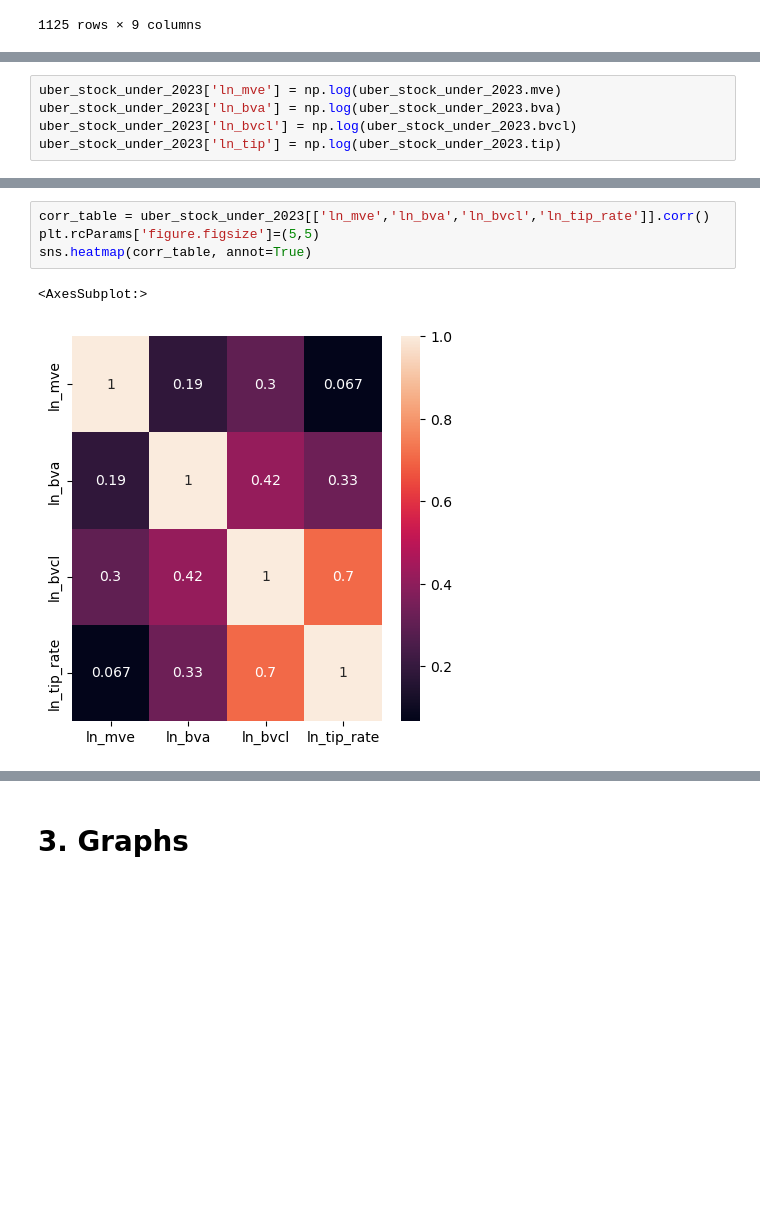
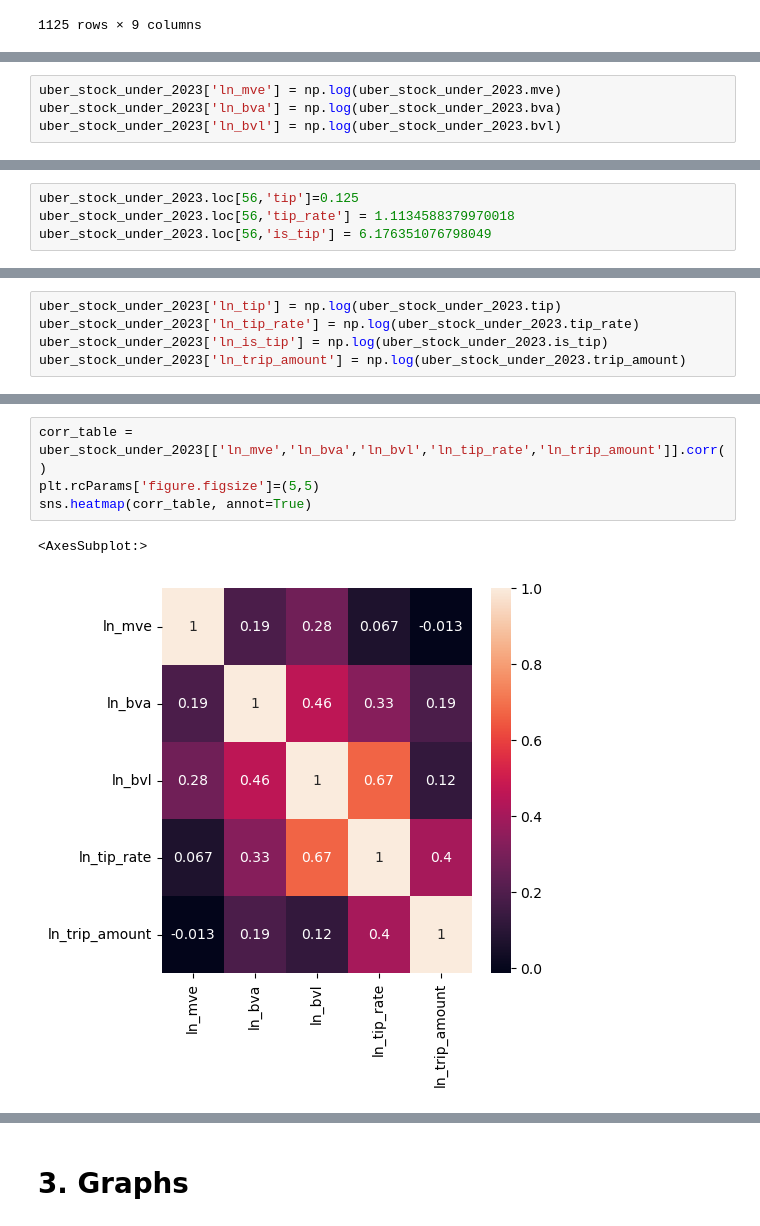
Before and after one commit to MixGolem0430/uber_research, a Jupyter notebook: fhvhv_regression.ipynb, the cells around one changed output, grey strips where cells are left out. Drawn from its saved outputs; the diff is of its cells as text; blank space fills up the shorter version.

```diff
--- a/fhvhv_regression.ipynb
+++ b/fhvhv_regression.ipynb
@@ -473,0 +566,4 @@ See the caveats in the documentation: https://pandas.pydata.org/pandas-docs/stab
+# %%
+uber_stock_under_2023['ln_mve'] = np.log(uber_stock_under_2023.mve)
+uber_stock_under_2023['ln_bva'] = np.log(uber_stock_under_2023.bva)
+uber_stock_under_2023['ln_bvl'] = np.log(uber_stock_under_2023.bvl)
@@ -473,0 +597,4 @@ See the caveats in the documentation: https://pandas.pydata.org/pandas-docs/stab
+# %%
+uber_stock_under_2023.loc[56,'tip']=0.125
+uber_stock_under_2023.loc[56,'tip_rate'] = 1.1134588379970018
+uber_stock_under_2023.loc[56,'is_tip'] = 6.176351076798049
@@ -473,0 +607,5 @@ See the caveats in the documentation: https://pandas.pydata.org/pandas-docs/stab
+# %%
+uber_stock_under_2023['ln_tip'] = np.log(uber_stock_under_2023.tip)
+uber_stock_under_2023['ln_tip_rate'] = np.log(uber_stock_under_2023.tip_rate)
+uber_stock_under_2023['ln_is_tip'] = np.log(uber_stock_under_2023.is_tip)
+uber_stock_under_2023['ln_trip_amount'] = np.log(uber_stock_under_2023.trip_amount)
@@ -506,5 +712,0 @@ See the caveats in the documentation: https://pandas.pydata.org/pandas-docs/stab
-# %%
-uber_stock_under_2023['ln_mve'] = np.log(uber_stock_under_2023.mve)
-uber_stock_under_2023['ln_bva'] = np.log(uber_stock_under_2023.bva)
-uber_stock_under_2023['ln_bvcl'] = np.log(uber_stock_under_2023.bvcl)
-uber_stock_under_2023['ln_tip'] = np.log(uber_stock_under_2023.tip)
@@ -697,8 +847,8 @@ See the caveats in the documentation: https://pandas.pydata.org/pandas-docs/stab
 # %%
-corr_table = uber_stock_under_2023[['ln_mve','ln_bva','ln_bvcl','ln_tip_rate']].corr()
+corr_table = uber_stock_under_2023[['ln_mve','ln_bva','ln_bvl','ln_tip_rate','ln_trip_amount']].corr()
 plt.rcParams['figure.figsize']=(5,5)
 sns.heatmap(corr_table, annot=True)
 # %% [output]
 <AxesSubplot:>
-[figure, old version]
+[figure, new version]
 # %%
```
Also changed, not shown: parts of 78 cells of this notebook.
